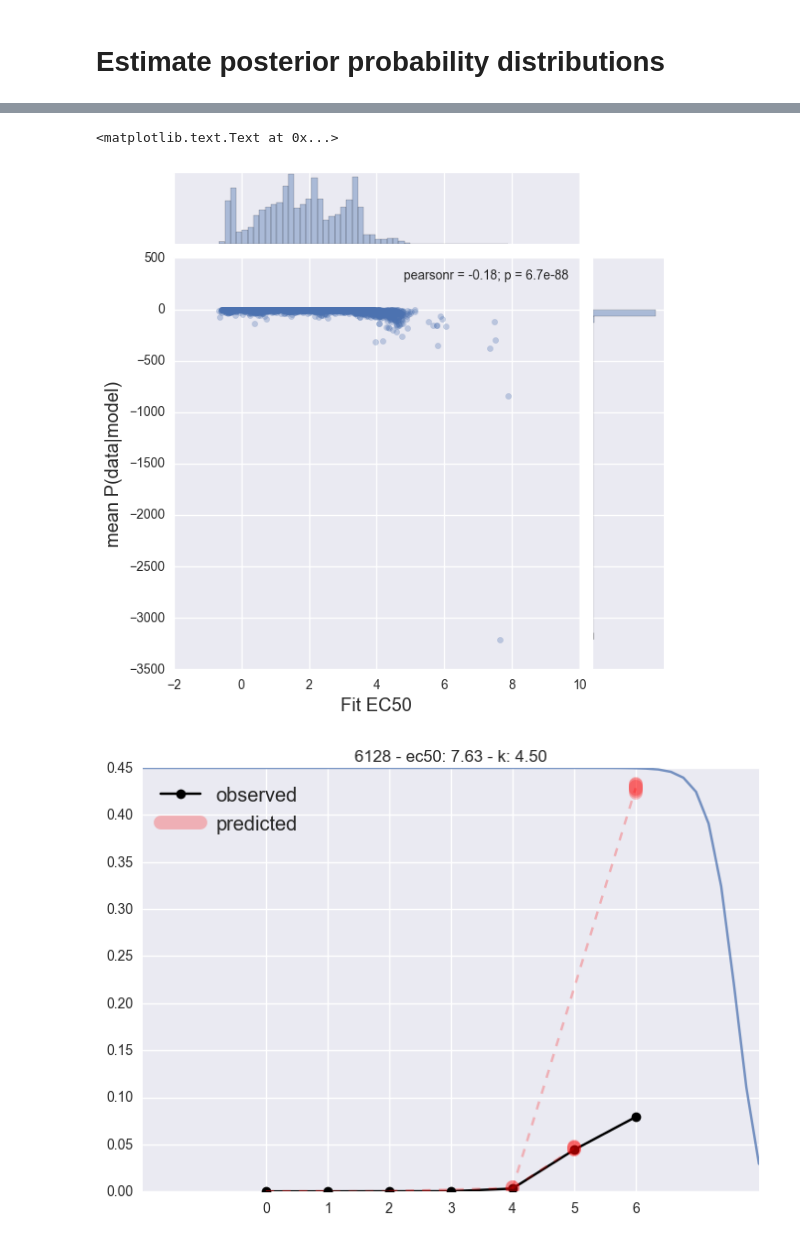
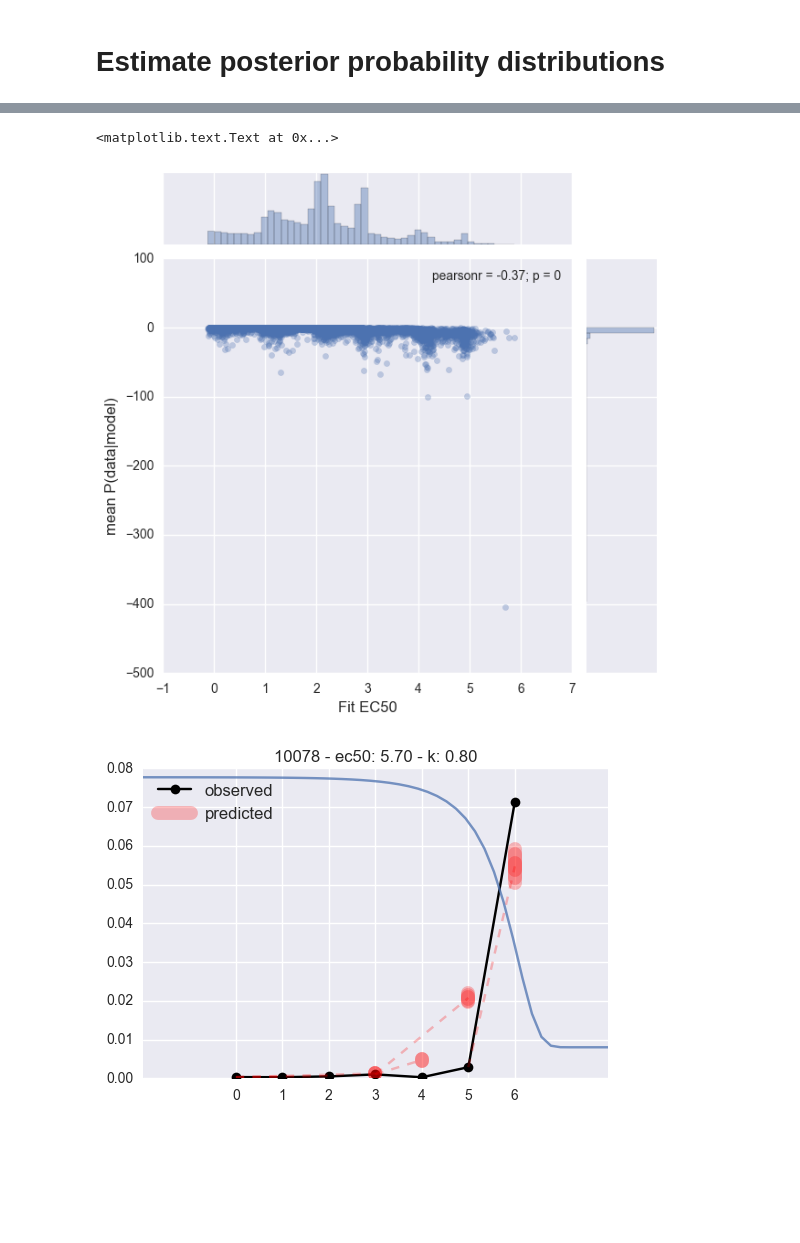
Before and after one commit to asford/protease_experimental_analysis, a Jupyter notebook: workspace/sequencing_model_example.ipynb, the cells around one changed output, grey strips where cells are left out. Cells and saved outputs as stored; diff of their text form; code cells hidden in the pictures; blank space fills up the shorter version.

```diff
--- a/workspace/sequencing_model_example.ipynb
+++ b/workspace/sequencing_model_example.ipynb
@@ -40,3 +37,8 @@ count_data = data.counts["rd3_chymo"]
+# %%
+src_data = data.model_input["rd3_tryp"]
+count_data = data.counts["rd3_tryp"]
+src_data_redo = data.model_input["rd3_redo_tryp"]
+#The rd3_tryp and rd3_redo_tryp datasets are complete biological replicates of each other
 # %% [markdown]
 # Generate Model and fit MAP
 # %%
@@ -61,0 +49,16 @@ Applied interval-transform to sel_ec50 and added transformed sel_ec50_interval_
+# %%
+src_model = (
+    protease_sequencing_model.FractionalSelectionModel(response_fn="NormalSpaceErfResponse",
+                                                      min_selection_mass=5e-7,
+                                                      min_selection_rate=0.0001,
+                                                      outlier_detection_opt_cycles=1,
+                                                      sel_k=0.8)
+    .build_model(src_data))
+
+src_model_redo = (
+    protease_sequencing_model.FractionalSelectionModel(response_fn="NormalSpaceErfResponse",
+                                                      min_selection_mass=5e-7,
+                                                      min_selection_rate=0.0001,
+                                                      outlier_detection_opt_cycles=1,
+                                                      sel_k=0.8)
+    .build_model(src_data_redo))
@@ -214,7 +275,7 @@ jp.ax_joint.set_xlabel("Fit EC50", fontsize="large")
 jp.ax_joint.set_ylabel("mean P(data|model)", fontsize="large")
 # %% [output]
 <matplotlib.text.Text at 0x...>
-[figure, old version]
+[figure, new version]
 # %%
 import scipy.stats
 
@@ -226,7 +287,7 @@ def plot_fit_summary(i, model, fit):
         for k, p in model.population_data.items()}
 
     sel_fracs = {
-        k : p["selected"][i] / p["selected"].sum()
+        k : p["P_sel"][i] / p["P_sel"].sum()
         for k, p in model.population_data.items()}
 
     pylab.xticks(
@@ -245,8 +306,8 @@ def plot_fit_summary(i, model, fit):
 
     lbl = False
     for k in sel_sum:
-        n = sel_sum[k]["selected"].sum()
-        p = sel_sum[k]["pop_fraction"][i]
+        n = sel_sum[k]["P_sel"].sum()
+        p = sel_sum[k]["P_cleave"][i]
         sel_level = model.population_data[k]["selection_level"]
 
         if p<=0:
@@ -260,33 +321,33 @@ def plot_fit_summary(i, model, fit):
             [sel_fracs[parkey], float(bn.ppf(.5)) / n],
             "--", color="red", alpha=.25
         )
 
 
 
 
         for ci in (.68, .95, .99):
             pylab.plot(
                 [sel_level] * 2, bn.ppf([ci, 1-ci]) / n,
                 linewidth=10, color="red", alpha=.25,
                 label="predicted" if not lbl else None
             )
             lbl=True
 
     pylab.legend(fontsize="large", loc="best")
 
     pylab.twinx()
     xs = numpy.linspace(-2, 8)
     sel_ec50 = fit["sel_ec50"][i]
-    sel_k = fit["sel_k"][i] if len(fit["sel_k"]) > 1 else fit["sel_k"]
-    pylab.plot(xs, scipy.special.expit(-sel_k * (xs - sel_ec50)), alpha=.75)
+    sel_k = 0.8 #fit["sel_k"][i] if len(fit["sel_k"]) > 1 else fit["sel_k"]
+    pylab.plot(xs, (1.0-erf(  sel_k * (3.0 ** (xs - sel_ec50) - 1.0)   )/2.0), alpha=.75)
     pylab.yticks([], [])
 
     pylab.title("%s - ec50: %.2f - k: %.2f" % (i, sel_ec50, sel_k))
 
 ordering = numpy.argsort(mean_llh)
 
 @ipywidgets.interact(i_i=ipywidgets.IntSlider(max=len(ordering) - 1))
 def plot_sum(i_i):
     plot_fit_summary(ordering[i_i], src_model, default_map)
 # %% [output]
-[figure, old version]
+[figure, new version]
```
Also changed, not shown: parts of 18 cells of this notebook, 33 other files.
